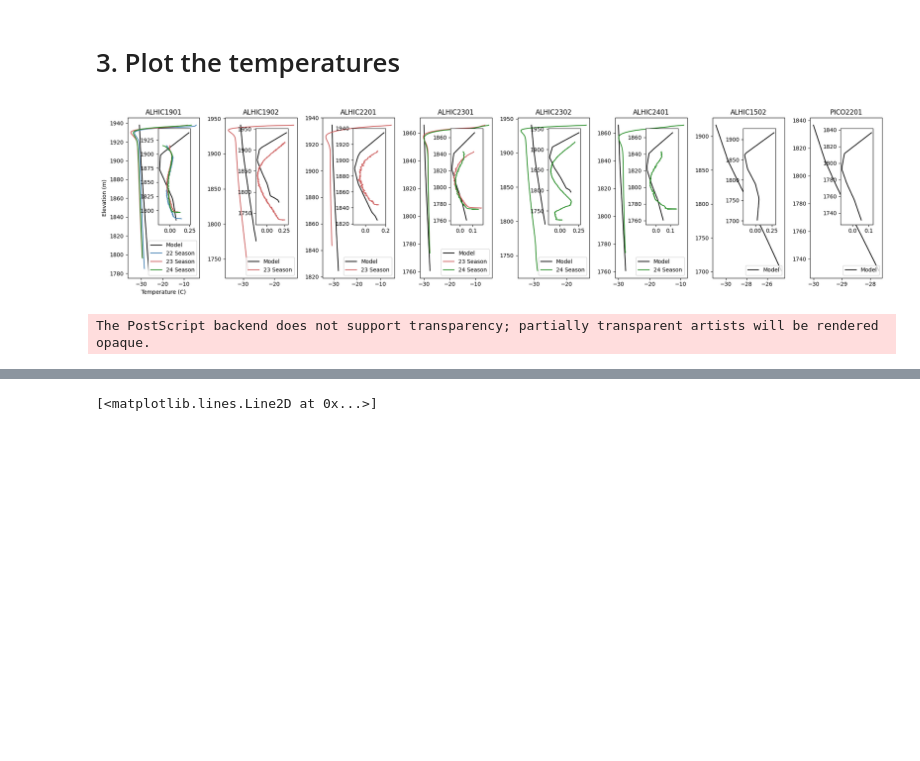
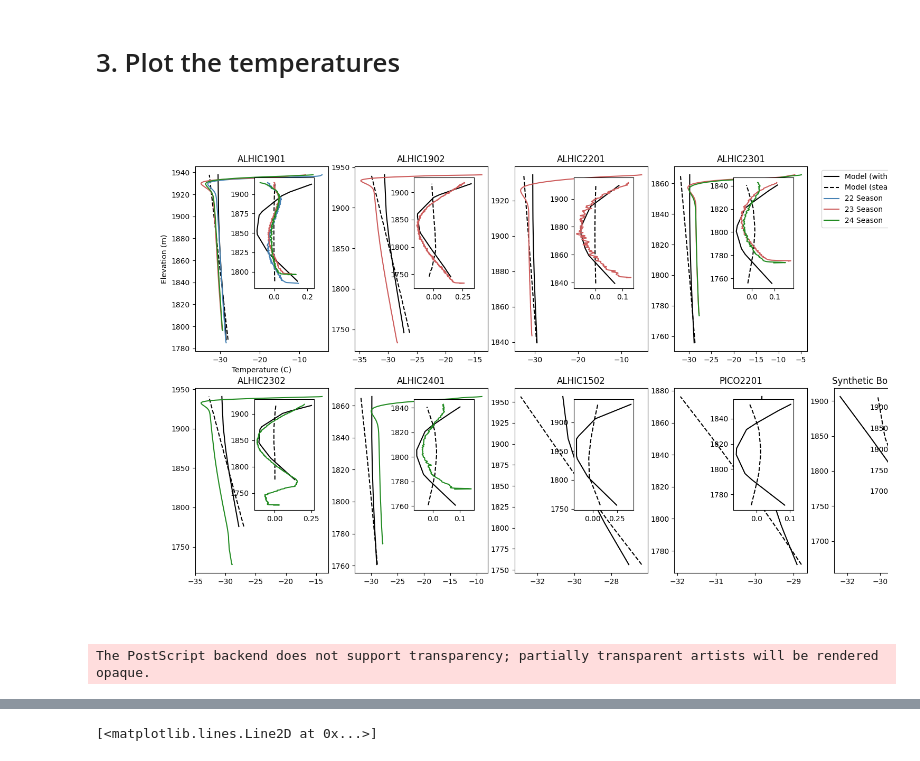
Before and after one commit to johnmorganmanos/AH_temp_paper, a Jupyter notebook: fig2.ipynb, the cells around one changed output, grey strips where cells are left out. Saved outputs shown, nothing was run; the diff lists cells and outputs as text; code cells hidden in the pictures; blank space fills up the shorter version.

Commit message:
scripts and figure plotting notebooks.

```diff
--- a/fig2.ipynb
+++ b/fig2.ipynb
@@ -236,7 +238,7 @@ dx = ufl.Measure("dx", domain=mesh_fine)
 
 ϕ = firedrake.TestFunction(V)
 
-geo_flux = 0.05 # W/m^2
+geo_flux = 0.04 # W/m^2
 k = Constant(2.22)  # W / m C
 
 geothermal_flux = -geo_flux*ϕ  * ds_b
@@ -301,19 +315,26 @@ z_vals = mesh_fine.coordinates.dat.data_ro[:,2]
 depth_values = np.arange(z_vals.min(), z_vals.max(), 5)
 
 temp_dict_climate = {}
+temp_dict_no_climate = {}
 
 for x_bore, y_bore, name_bore in zip(transformed_x, transformed_y, borehole_locations['Core']):
     temp_coords = []
-    temp_vals = []
+    temp_clim_vals = []
+    temp_no_clim_vals = []
     for z_bore in depth_values:
         try:
-            temp = Ts[-1].at(x_bore, y_bore, z_bore)
+            temp_clim = Ts[-1].at(x_bore, y_bore, z_bore)
+            temp_no_clim = T_init.at(x_bore, y_bore, z_bore)
             temp_coords.append([x_bore, y_bore, z_bore])
-            temp_vals.append(temp)
+            temp_clim_vals.append(temp_clim)
+            temp_no_clim_vals.append(temp_no_clim)
+
+
         except:
             continue
-    if len(temp_vals) > 0:
-        temp_dict_climate[name_bore] = [np.array(temp_vals), np.array(temp_coords)]
+    if len(temp_clim_vals) > 0:
+        temp_dict_climate[name_bore] = [np.array(temp_clim_vals), np.array(temp_coords)]
+        temp_dict_no_climate[name_bore] = [np.array(temp_no_clim_vals), np.array(temp_coords)]
 # %%
 avg_temps = pd.read_pickle('Borehole_Temps/avg_temps.pkl')
 residual_temps = pd.read_pickle('Borehole_Temps/residual_temps.pkl')
@@ -332,48 +353,87 @@ core_surface_z = {'ALHIC1901': 1937.88,
                   'ALHIC2302': 1940.76,
                   'ALHIC2401': 1865.68}
 # %%
-fig,axes = plt.subplots(1, len(temp_dict_climate), figsize=[20,5])
+fig,axes = plt.subplots(2, int(((len(temp_dict_climate)+1) /2)+.5), figsize=[15,10])
+fig.delaxes(axes[0,-1])
 
-for name, ax in zip(temp_dict_climate, axes):
+for name, ax in zip(temp_dict_climate, fig.axes[:-1]):
     try:
 
         z_offset = temp_dict_climate[name][1][:,2][-1] - core_surface_z[name]
-        ax.plot(temp_dict_climate[name][0], temp_dict_climate[name][1][:,2] - z_offset, c='black', label='Model')
-
+        ax.plot(temp_dict_climate[name][0], temp_dict_climate[name][1][:,2] - z_offset, c='black',label='Model (with climate)')
+        ax.plot(temp_dict_no_climate[name][0], temp_dict_no_climate[name][1][:,2] - z_offset, c='black', label='Model (steady state)', ls = '--')
 
         axinses = inset_axes(ax, width = "100%", height = "100%", loc='lower right', bbox_to_anchor=(.5, .30, .45, .60), bbox_transform=ax.transAxes, borderpad=1)
-        axinses.plot(scipy.signal.detrend(temp_dict_climate[name][0]), temp_dict_climate[name][1][:,2]-z_offset, c='black')
+        axinses.plot(scipy.signal.detrend(temp_dict_climate[name][0][:-5]), temp_dict_climate[name][1][:,2][:-5]-z_offset, c='black')
+        axinses.plot(scipy.signal.detrend(temp_dict_no_climate[name][0][:-5]), temp_dict_no_climate[name][1][:,2][:-5]-z_offset, ls = '--',c='black')
     except:
-        ax.plot(temp_dict_climate[name][0], temp_dict_climate[name][1][:,2] - 40, c='black', label='Model')
-
+        ax.plot(temp_dict_climate[name][0], temp_dict_climate[name][1][:,2], c='black', label='Model')
+        ax.plot(temp_dict_no_climate[name][0], temp_dict_no_climate[name][1][:,2], c='black', label='Model (steady state)', ls = '--')
 
         axinses = inset_axes(ax, width = "100%", height = "100%", loc='lower right', bbox_to_anchor=(.5, .30, .45, .60), bbox_transform=ax.transAxes, borderpad=1)
-        axinses.plot(scipy.signal.detrend(temp_dict_climate[name][0]), temp_dict_climate[name][1][:,2]-40, c='black')
-
+        axinses.plot(scipy.signal.detrend(temp_dict_climate[name][0][:-5]), temp_dict_climate[name][1][:,2][:-5], c='black')
+        axinses.plot(scipy.signal.detrend(temp_dict_no_climate[name][0][:-5]), temp_dict_no_climate[name][1][:,2][:-5], ls = '--',c='black')
     ax.set_title(name)
 
     for i in avg_temps:
         if i.startswith(name):
             if i[-2:] == '22':
                 color = 'steelblue'
             elif i[-2:] == '23':
                 color = 'indianred'
             elif i[-2:] == '24':
                 color = 'forestgreen'
             ax.plot(avg_temps[i][2], avg_temps[i][0], label=i[-2:]+' Season',c=color)
             axinses.plot(residual_temps[i][2], residual_temps[i][0], label=i[-2:]+' Season',c=color)
-    ax.legend(loc='lower right')
+    if name == 'ALHIC1901':
+        leg = ax.legend( loc = 'upper right')
 
 
-axes[0].set_ylabel('Elevation (m)')
-axes[0].set_xlabel('Temperature (C)')
+
+fig.axes[0].set_ylabel('Elevation (m)')
+fig.axes[0].set_xlabel('Temperature (C)')
+
+### Plot the synthetic borehole temperature profile ###
+
+temp_fast_temps = []
+temp_fast_temps_clim = []
+temp_fast_depths = []
+for z_bore in depth_values:
+    try:
+        temp_fast = T_init.at(510000, -1.3559e6, z_bore)
+        temp_fast_clim = Ts[-1].at(510000, -1.3559e6, z_bore)
+        temp_fast_temps.append(temp_fast)
+        temp_fast_temps_clim.append(temp_fast_clim)
+        temp_fast_depths.append(z_bore)
+    except:
+        continue
+
+axes[1,-1].plot(temp_fast_temps, temp_fast_depths, c='black')
+axes[1,-1].plot(temp_fast_temps_clim, temp_fast_depths, c='black', ls='--')
+axinses = inset_axes(axes[1,-1], width = "100%", height = "100%", loc='lower right', bbox_to_anchor=(.5, .30, .45, .60), bbox_transform=axes[1,-1].transAxes, borderpad=1)
+
+axinses.plot(scipy.signal.detrend(temp_fast_temps), temp_fast_depths, c='black')
+axinses.plot(scipy.signal.detrend(temp_fast_temps_clim), temp_fast_depths, ls='--', c='black')
+axes[1,-1].set_title('Synthetic Borehole in Fast Flow')
+
+# Get the bounding box of the original legend
+bb = leg.get_bbox_to_anchor().transformed(axes[1,-1].transAxes.inverted())
+
+# Change to location of the legend.
+xOffset = 4.5
+bb.x0 += xOffset
+bb.x1 += xOffset
+leg.set_bbox_to_anchor(bb, transform = axes[1,-1].transAxes)
 
 plt.tight_layout()
+
+plt.subplots_adjust(right=1.1)
+
 plt.show()
 
 plt.savefig('Figures/fig2.eps', dpi=300, bbox_inches='tight', format='eps', transparent=True)
-plt.savefig('Figures/fig2.png', dpi=300, bbox_inches='tight', format='png', transparent=True)
+plt.savefig('Figures/fig2.png', dpi=300, bbox_inches='tight', format='png', transparent=False)
 # %% [output]
-[figure, old version]
+[figure, new version]
 The PostScript backend does not support transparency; partially transparent artists will be rendered opaque.
 # %% [markdown]
```
Also changed, not shown: parts of 7 cells of this notebook, 4 other files.
